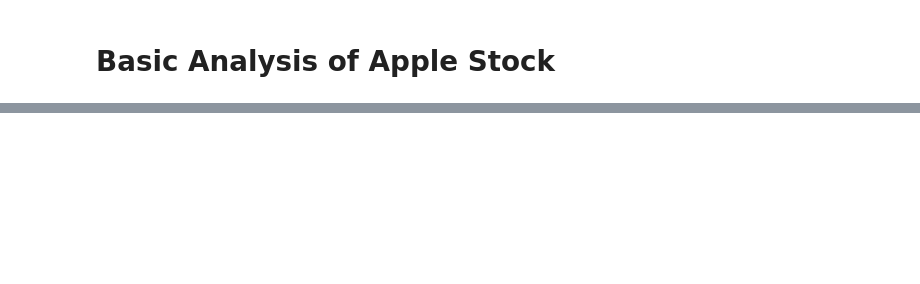
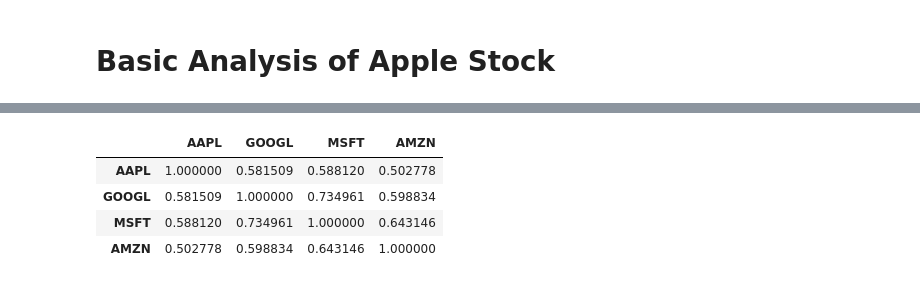
Before and after one commit to kimdang/Stock-Market-Analysis, a Jupyter notebook: Stock Market Analysis.ipynb, the cells around one changed output, grey strips where cells are left out. Drawn from its saved outputs; the diff is of its cells as text; code cells hidden in the pictures; blank space fills up the shorter version.

```diff
--- a/Stock Market Analysis.ipynb
+++ b/Stock Market Analysis.ipynb
@@ -101,0 +103,8 @@ j.map_diag(plt.hist, bins=20)
+# %%
+tech_rets.corr(method='pearson')
+# %% [output]
+|  | AAPL | GOOGL | MSFT | AMZN |
+| AAPL | 1.000000 | 0.581509 | 0.588120 | 0.502778 |
+| GOOGL | 0.581509 | 1.000000 | 0.734961 | 0.598834 |
+| MSFT | 0.588120 | 0.734961 | 1.000000 | 0.643146 |
+| AMZN | 0.502778 | 0.598834 | 0.643146 | 1.000000 |
```
Also changed, not shown: parts of 14 cells of this notebook.
